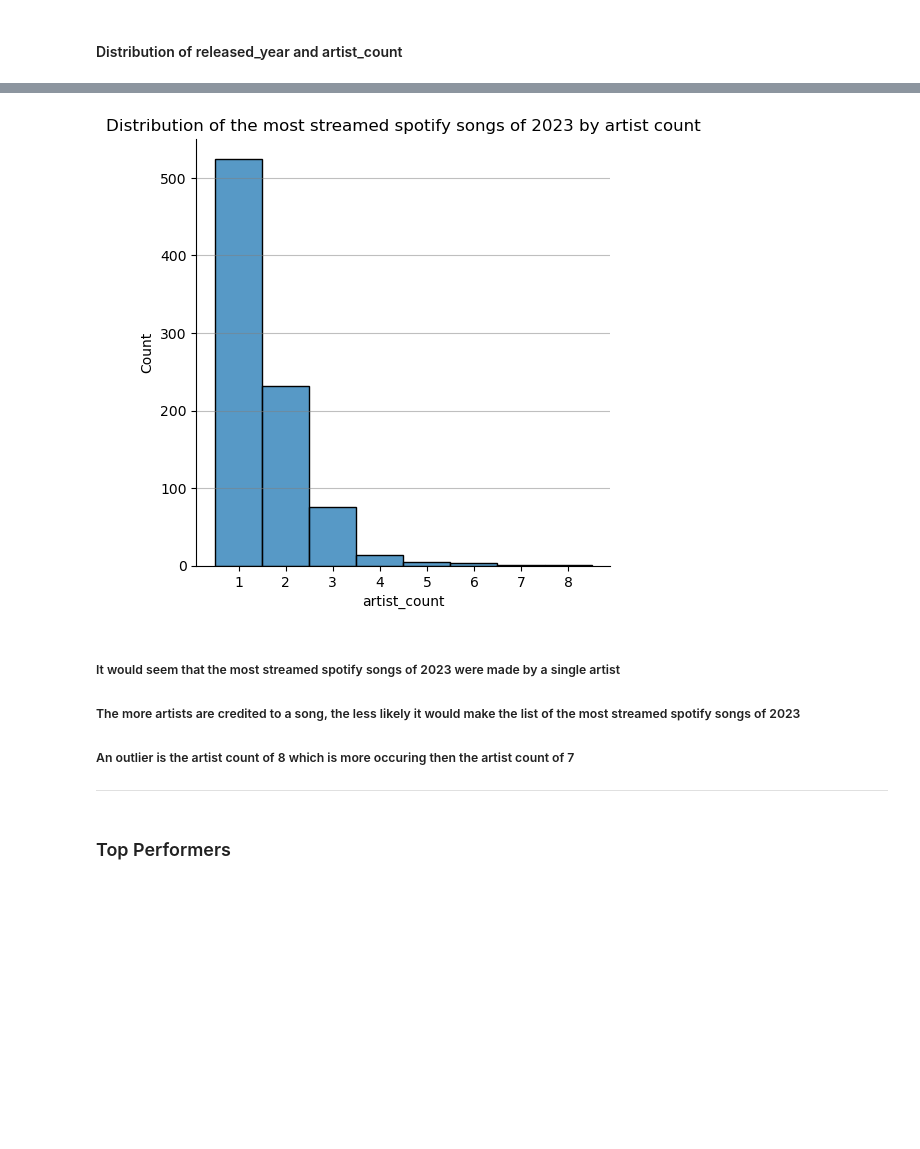
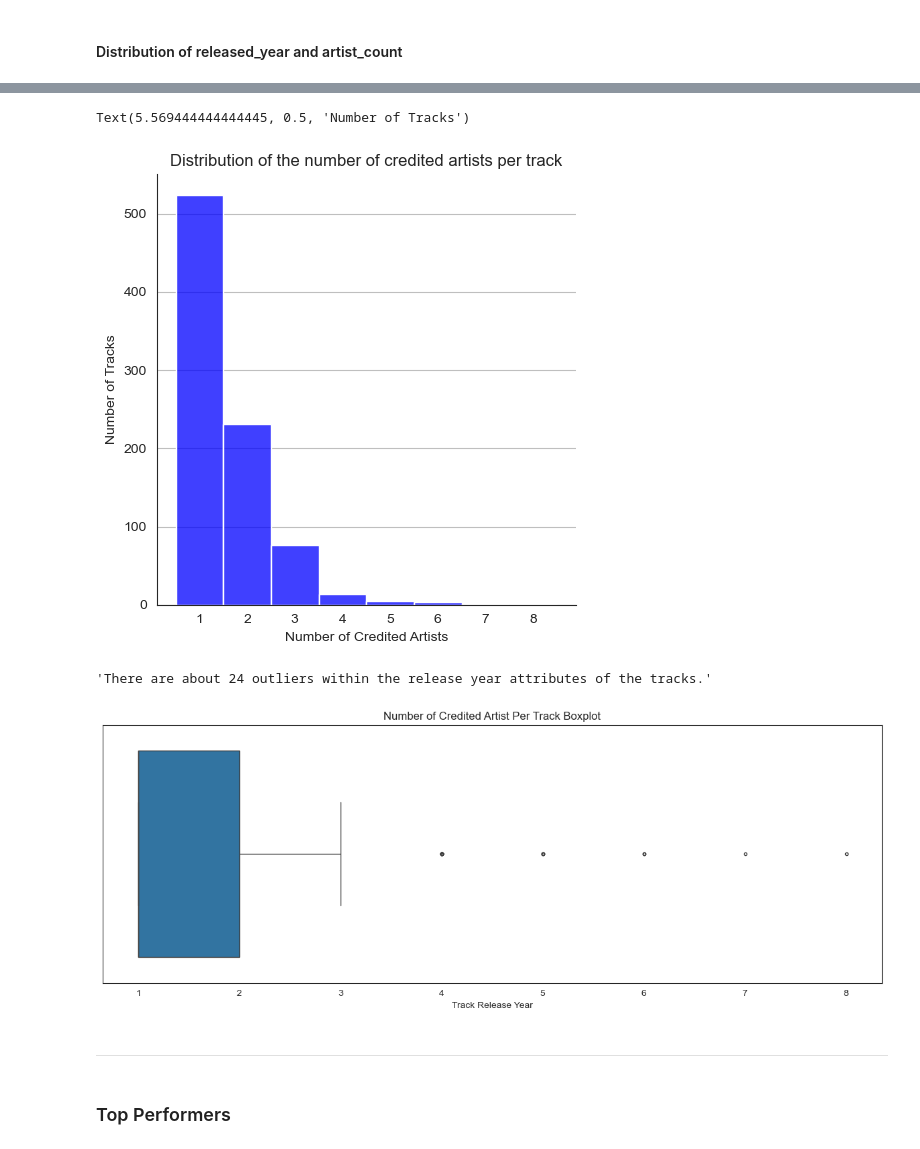
Before and after one commit to Angel0po/EDA_BON-AO, a Jupyter notebook: EDA_BON-AO.ipynb, the cells around one changed output, grey strips where cells are left out. Drawn from its saved outputs; the diff is of its cells as text; code cells hidden in the pictures; blank space fills up the shorter version.

```diff
--- a/EDA_BON-AO.ipynb
+++ b/EDA_BON-AO.ipynb
@@ -380,0 +376,6 @@ df_spotify[['track_name', 'streams']].sort_values(by='streams', ascending=False)
+# %%
+sns.histplot(df_spotify, x= 'streams',color='blue', element="poly").set(title = 'Distribution of total streams')
+sns.set_style("whitegrid", {'grid.linestyle': '--'})
+
+plt.xlabel('Number of Streams by Billions')
+plt.ylabel('Number of Tracks')
@@ -396,14 +440,18 @@ ax.grid(True, axis="y", color="gray", alpha=0.5)
 # %%
-ac = sns.displot(df_spotify, x='artist_count', discrete=True).set(title = 'Distribution of the most streamed spotify songs of 2023 by artist count')
+ac = sns.displot(df_spotify, x='artist_count', color='Blue', discrete=True).set(title = "Distribution of the number of credited artists per track")
+# To plot the distrbution of the released_year along with its distribution line, and each year being represented
 # To plot the distrbution of the released_year along with its distribution line, and each artist count being represented
+# also labels title
+
+sns.set_style("white")
 
 ax = ac.ax
 ax.grid(True, axis="y", color="gray", alpha=0.5)
 # to place grids along the x_axis
+
+plt.xlabel('Number of Credited Artists')
+plt.ylabel('Number of Tracks')
+# labels x and y axes
 # %% [output]
+Text(5.569444444444445, 0.5, 'Number of Tracks')
-[figure, old version]
+[figure, new version]
-# %% [markdown]
-##### It would seem that the most streamed spotify songs of 2023 were made by a single artist
-##### The more artists are credited to a song, the less likely it would make the list of the most streamed spotify songs of 2023
-##### An outlier is the artist count of 8 which is more occuring then the artist count of 7
----
@@ -410,3 +464,30 @@ ax.grid(True, axis="y", color="gray", alpha=0.5)
+# %%
+Q1ac = df_spotify['artist_count'].quantile(0.25)
+Q3ac = df_spotify['artist_count'].quantile(0.75)
+IQRac = Q3ac - Q1ac
+
+# Equation for finding outliers within a given data
+outliers_ac = df_spotify[(df_spotify['artist_count'] < Q1ac - 1.5 * IQRac) | (df_spotify['artist_count'] > Q3ac + 1.5 * IQRac)]
+ac_outliers_num = outliers_ac.shape[0]
+f"There are about {ac_outliers_num} outliers within the release year attributes of the tracks."
+# %% [output]
+'There are about 24 outliers within the release year attributes of the tracks.'
+# %%
+plt.figure(figsize=(15, 5))
+# To size the boxplots
+
+sns.boxplot(x=df_spotify['artist_count'], fliersize=3)
+# Creates boxplot and resize the outlier data points
+
+plt.title("Number of Credited Artist Per Track Boxplot")
+# Sets title for the boxplot
+plt.xlabel("Track Release Year")
+# Labels x-axis
+plt.show()
+# %% [output]
+[figure, added]
+# %% [markdown]
+---
 # %% [markdown]
 ### Top Performers
 # %% [markdown]
```
Also changed, not shown: parts of 34 cells of this notebook.
